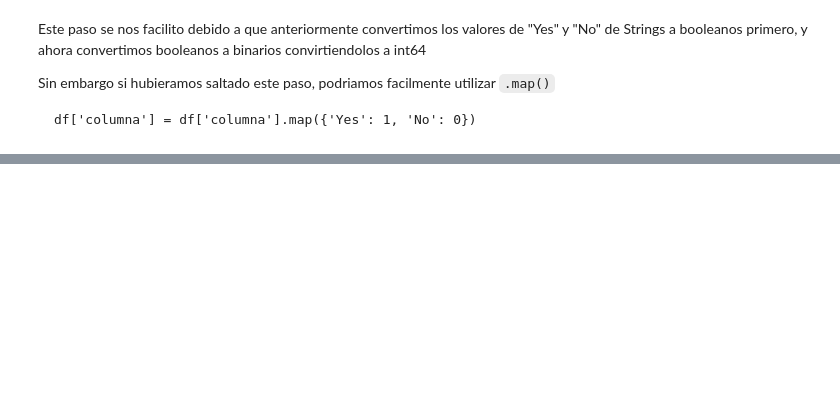
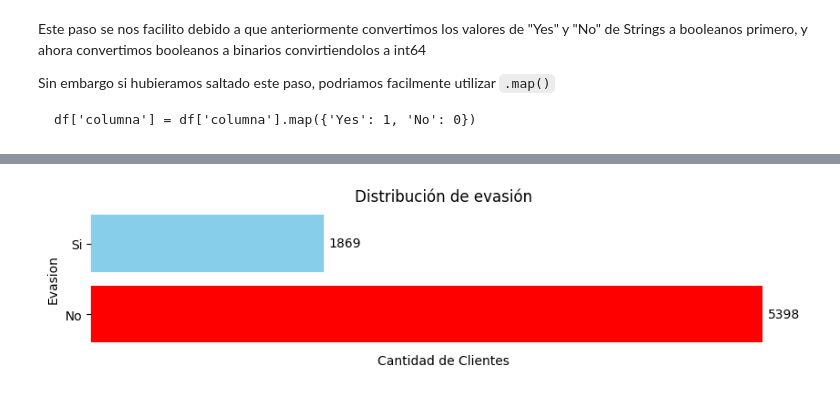
Before and after one commit to DanielConCode/TelecomX, a Jupyter notebook: TelecomX.ipynb, the cells around one changed output, grey strips where cells are left out. Drawn from its saved outputs; the diff is of its cells as text; code cells hidden in the pictures; blank space fills up the shorter version.

```diff
--- a/TelecomX.ipynb
+++ b/TelecomX.ipynb
@@ -336,2 +484,2 @@ memory usage: 965.3+ KB
 # %%
-nuevas_columnas = ['ID_Cliente', 'Evasion', 'Tercera_Edad', 'Meses_Contrato', 'Servicio_Telefonico', 'Lineas_Multiples', 'Servicio_Internet', 'Servicio_Seguridad_Linea', 'Servicio_Respaldo_Linea', 'Servicio_Proteccion_Dispositivo', 'Servicio_Tecnico', 'Servicio_TV', 'Servicio_Peliculas', 'Contrato', 'Cargo_Mensual', 'Cargo_Total', 'Cuentas_Diarias']
+nuevas_columnas = ['ID_Cliente', 'Evasion', 'Genero' , 'Tercera_Edad', 'Meses_Contrato', 'Servicio_Telefonico', 'Lineas_Multiples', 'Servicio_Internet', 'Servicio_Seguridad_Linea', 'Servicio_Respaldo_Linea', 'Servicio_Proteccion_Dispositivo', 'Servicio_Tecnico', 'Servicio_TV', 'Servicio_Peliculas', 'Contrato', 'Metodo_Pago', 'Cargo_Mensual', 'Cargo_Total', 'Cuentas_Diarias']
@@ -359,0 +531,4 @@ df
+# %%
+evasion = df['Evasion'].value_counts()
+
+evasion
@@ -359,0 +541,19 @@ df
+# %%
+fig, ax = plt.subplots(figsize=(10,2))
+
+ax.barh(evasion.index, evasion.values, color=['red', 'skyblue'])
+ax.set_yticks([0,1])
+ax.set_yticklabels(['No', 'Si'])
+ax.set_xticks([])
+ax.set_xlabel('Cantidad de Clientes')
+ax.set_ylabel('Evasion')
+ax.set_title('Distribución de evasión')
+
+for i,j in enumerate(evasion):
+  ax.text(j + 40, i, str(j), ha='left', va='center')
+
+ax.set_frame_on(False)
+
+plt.show()
+# %% [output]
+[figure, added]
```
Also changed, not shown: parts of 65 cells of this notebook.
